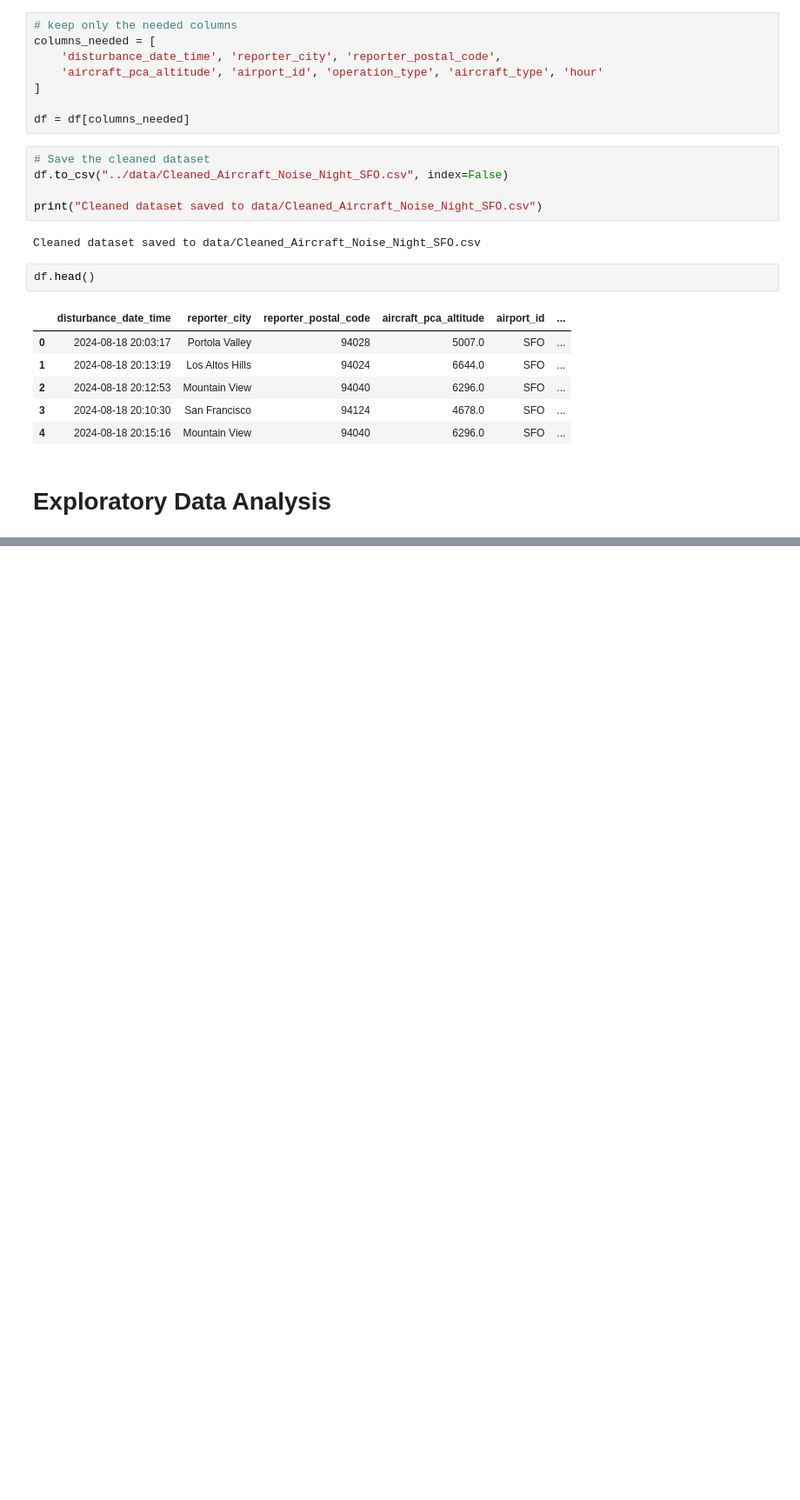
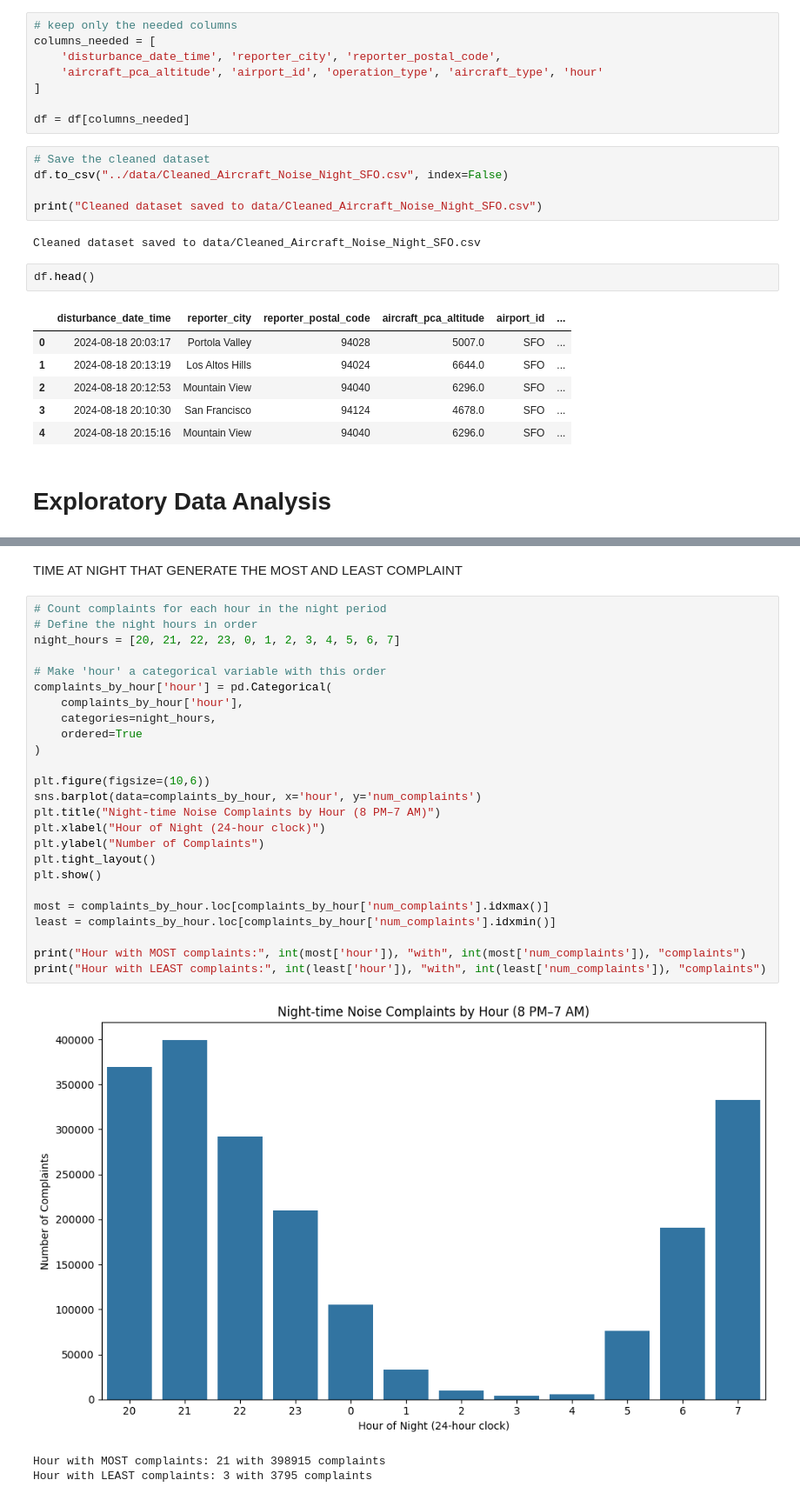
Before and after one commit to porhay007/SFO-Aircraft-Noise-Analysis---Group-Project-Data-5100, a Jupyter notebook: Code/Data_cleaning.ipynb, the cells around one changed output, grey strips where cells are left out. Shown at 87% size. Cells and saved outputs as stored; diff of their text form; blank space fills up the shorter version.

```diff
--- a/Code/Data_cleaning.ipynb
+++ b/Code/Data_cleaning.ipynb
@@ -187,0 +199,31 @@ plt.show()
+# %% [markdown]
+TIME AT NIGHT THAT GENERATE THE MOST AND LEAST COMPLAINT
+# %%
+# Count complaints for each hour in the night period
+# Define the night hours in order
+night_hours = [20, 21, 22, 23, 0, 1, 2, 3, 4, 5, 6, 7]
+
+# Make 'hour' a categorical variable with this order
+complaints_by_hour['hour'] = pd.Categorical(
+    complaints_by_hour['hour'],
+    categories=night_hours,
+    ordered=True
+)
+
+plt.figure(figsize=(10,6))
+sns.barplot(data=complaints_by_hour, x='hour', y='num_complaints')
+plt.title("Night-time Noise Complaints by Hour (8 PM–7 AM)")
+plt.xlabel("Hour of Night (24-hour clock)")
+plt.ylabel("Number of Complaints")
+plt.tight_layout()
+plt.show()
+
+most = complaints_by_hour.loc[complaints_by_hour['num_complaints'].idxmax()]
+least = complaints_by_hour.loc[complaints_by_hour['num_complaints'].idxmin()]
+
+print("Hour with MOST complaints:", int(most['hour']), "with", int(most['num_complaints']), "complaints")
+print("Hour with LEAST complaints:", int(least['hour']), "with", int(least['num_complaints']), "complaints")
+# %% [output]
+[figure, added]
+Hour with MOST complaints: 21 with 398915 complaints
+Hour with LEAST complaints: 3 with 3795 complaints
```
Also changed, not shown: parts of 19 cells of this notebook, 1 other file.
